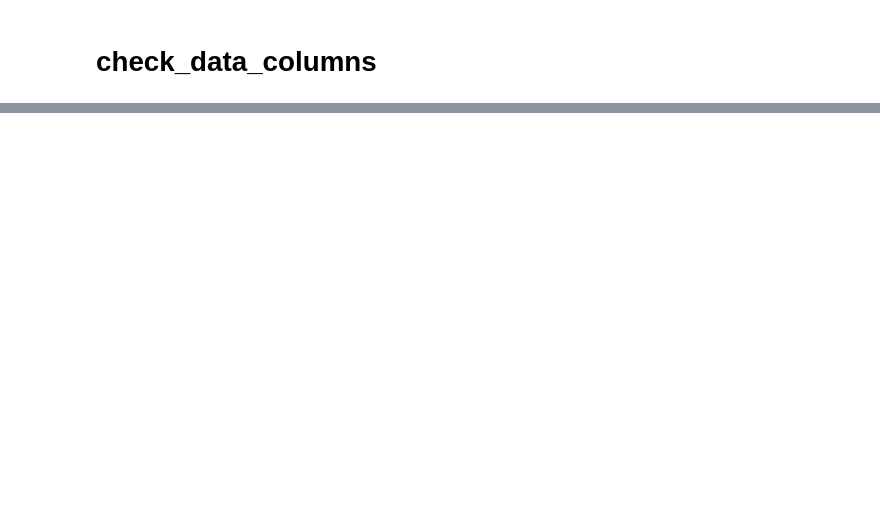
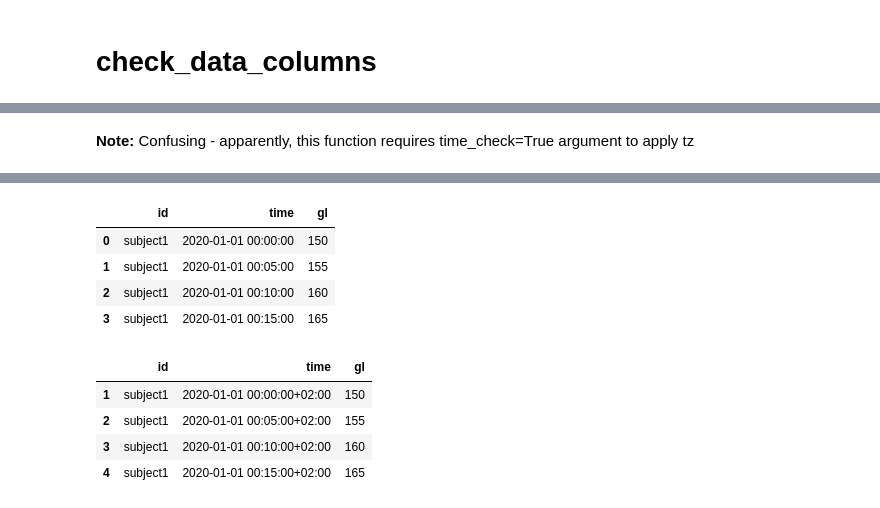
Before and after one commit to staskh/iglu_python, a Jupyter notebook: iglu_r_discrepancies.ipynb, the cells around one changed output, grey strips where cells are left out. Saved outputs shown, nothing was run; the diff lists cells and outputs as text; code cells hidden in the pictures; blank space fills up the shorter version.

```diff
--- a/iglu_r_discrepancies.ipynb
+++ b/iglu_r_discrepancies.ipynb
@@ -267,3 +317,5 @@ print(r_result)
+# %% [markdown]
+**Note:** Confusing - apparently, this function requires time_check=True argument to apply tz
 # %%
 data = pd.DataFrame({
     'id': ['subject1', 'subject1', 'subject1', 'subject1'],
@@ -276,7 +328,9 @@ data = pd.DataFrame({
     'gl': [150, 155, 160, 165]
 })
 
-r_result = my_check_data_columns(data,tz="UTC")
+display(data)
 
-print(r_result)
+r_result = my_check_data_columns(data, time_check=True, tz="UTC")
+
+display(r_result)
 # %% [output]
@@ -287,0 +337,10 @@ print(r_result)
+|  | id | time | gl |
+| 0 | subject1 | 2020-01-01 00:00:00 | 150 |
+| 1 | subject1 | 2020-01-01 00:05:00 | 155 |
+| 2 | subject1 | 2020-01-01 00:10:00 | 160 |
+| 3 | subject1 | 2020-01-01 00:15:00 | 165 |
+|  | id | time | gl |
+| 1 | subject1 | 2020-01-01 00:00:00+02:00 | 150 |
+| 2 | subject1 | 2020-01-01 00:05:00+02:00 | 155 |
+| 3 | subject1 | 2020-01-01 00:10:00+02:00 | 160 |
+| 4 | subject1 | 2020-01-01 00:15:00+02:00 | 165 |
```
Also changed, not shown: parts of 13 cells of this notebook.
